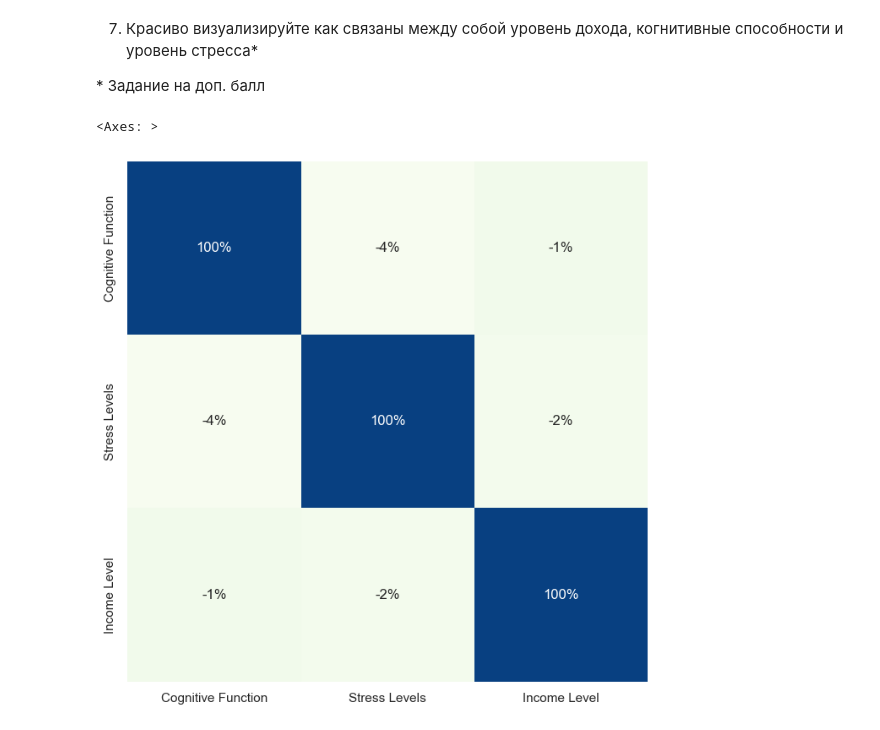
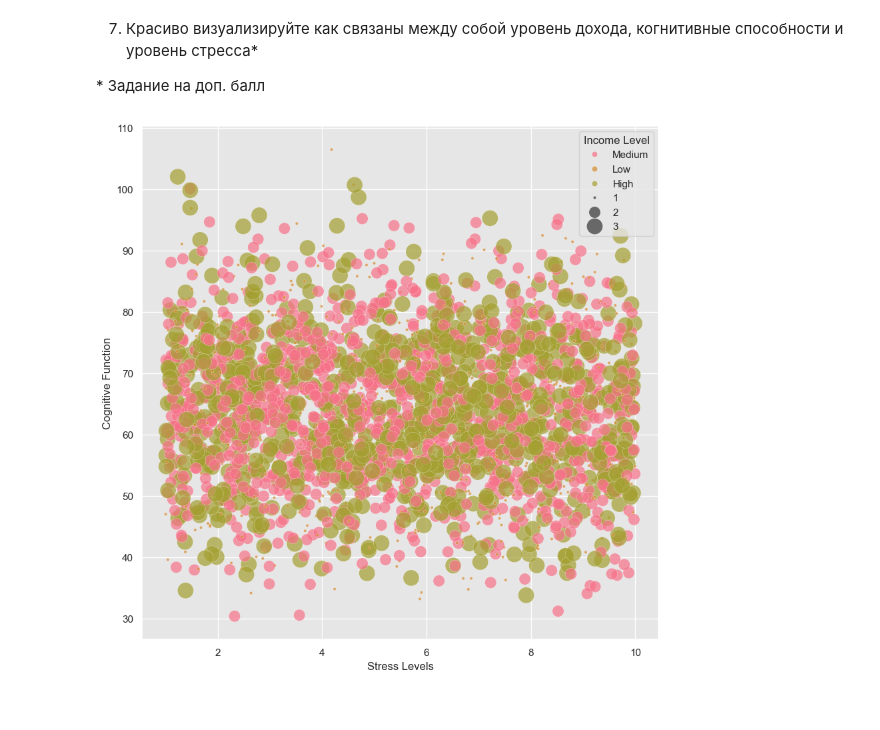
Before and after one commit to theS3ven/ml_labs, a Jupyter notebook: lr1/Variant 7/Lab1-7.ipynb, the cells around one changed output. Cells and saved outputs as stored; diff of their text form; code cells hidden in the pictures.

Commit message:
Small fixes and visualisation work

```diff
--- a/lr1/Variant 7/Lab1-7.ipynb
+++ b/lr1/Variant 7/Lab1-7.ipynb
@@ -428,24 +421,17 @@ sns.heatmap(
 
 \* Задание на доп. балл
 # %%
-# correlation matrix 100%
-sns.set_theme()
-sns.set_style("darkgrid", {"axes.facecolor": ".9"})
+plt.figure(figsize=(10, 10))
 
-pd.set_option('future.no_silent_downcasting', True)
-
-figsize = (8,8)
-
-b = data[['Cognitive Function', 'Stress Levels', 'Income Level']].replace({"Low": 0, "Medium": 1, "High": 2}).corr()
-
-fig, ax = plt.subplots(figsize=figsize)
-sns.heatmap(
-    b,
-    annot=True,
-    fmt='.0%',
-    square=True,
-    cmap='GnBu',
-    cbar=False)
+with sns.color_palette("husl", 9):
+    sns.scatterplot(
+        x=data["Stress Levels"],
+        y=data["Cognitive Function"],
+        hue=data["Income Level"],
+        size=data['Income Level'].replace({'Low': 1, 'Medium': 2, 'High': 3}),
+        sizes=(10, 300),
+        alpha=0.7
+    )
+# решение строится по сути на аргументе hue: Can be either categorical!!! or numeric
 # %% [output]
-<Axes: >
-[figure, old version]
+[figure, new version]
```
Also changed, not shown: parts of 2 cells of this notebook.
